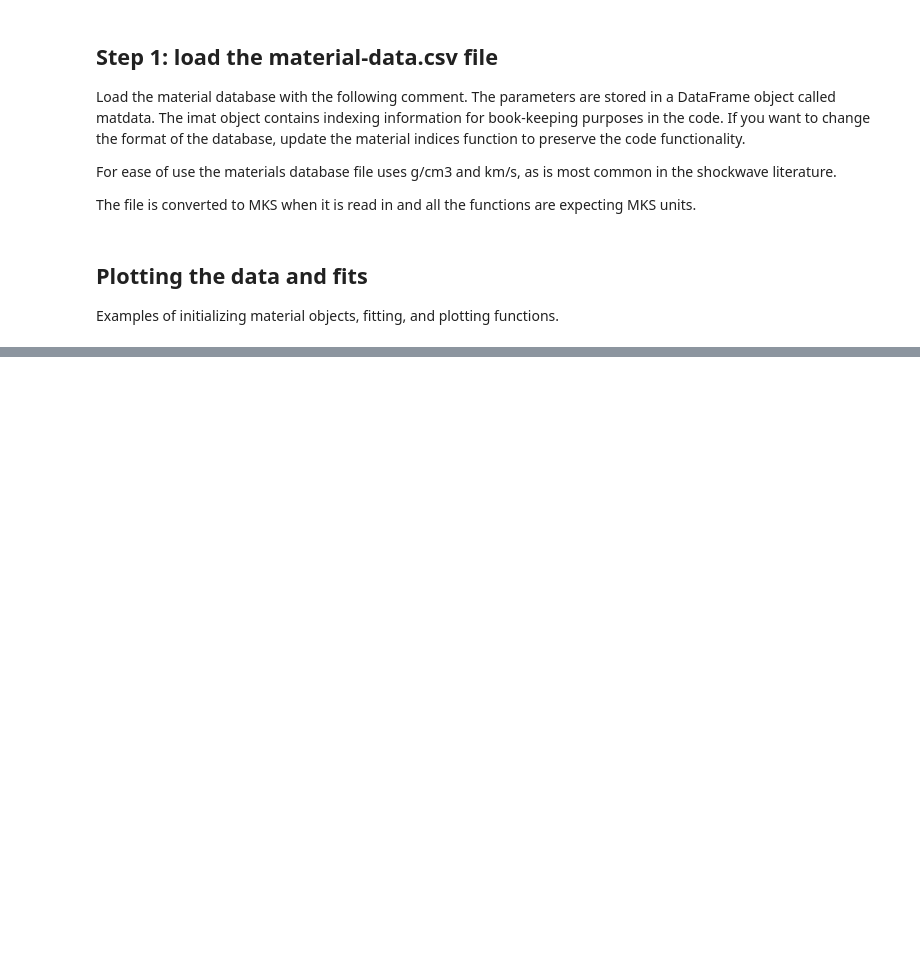
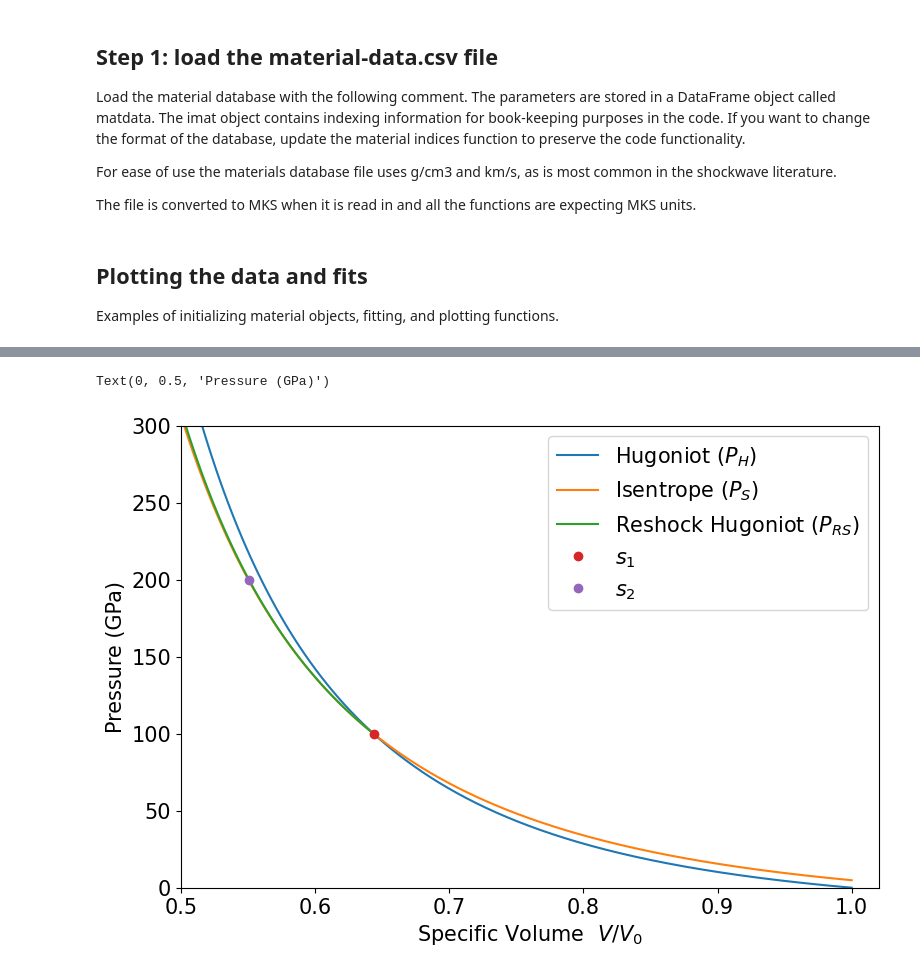
Before and after one commit to ImpactsWiki/impact-tools-book, a Jupyter notebook: im/user-play-space.ipynb, the cells around one changed output, grey strips where cells are left out. Drawn from its saved outputs; the diff is of its cells as text; code cells hidden in the pictures; blank space fills up the shorter version.

```diff
--- a/im/user-play-space.ipynb
+++ b/im/user-play-space.ipynb
@@ -137,0 +154,25 @@ Primary Hugoniot parameters c0,s1,s2,d= 5397.0 1.279 2.55 0.00044726
+# %%
+%matplotlib inline
+
+plt.rcParams["figure.figsize"] = (9,6)
+plt.rc('font', size=15)
+fig = plt.figure()
+plt.plot(mat4.hug.varr/mat4.v0,mat4.hug.parr/1.e9,label='Hugoniot ($P_H$)')
+plt.plot(mat4.isen.varr/mat4.v0,mat4.isen.parr/1.e9, label='Isentrope ($P_S$)')
+plt.plot(mat4.reshock.varr/mat4.v0,mat4.reshock.parr/1.e9, label='Reshock Hugoniot ($P_{RS}$)')
+plt.plot(mat4.im1.v/mat4.v0,mat4.im1.p/1.e9,'o',label='$s_1$')
+
+p2 = 200.e9
+v2 = np.interp(p2,mat4.reshock.parr,mat4.reshock.varr)
+plt.plot(v2/mat4.v0,p2/1.e9,'o',label='$s_2$')
+
+plt.ylim((0,300))
+plt.xlim((0.5,1.02))
+plt.legend()
+plt.xlabel('Specific Volume  $V / V_0$')
+plt.ylabel('Pressure (GPa)')
+#fname='Save-fig.png'
+#plt.savefig(fname,dpi=300)
+# %% [output]
+Text(0, 0.5, 'Pressure (GPa)')
+[figure, added]
```
Also changed, not shown: parts of 10 cells of this notebook, 5 other files.
